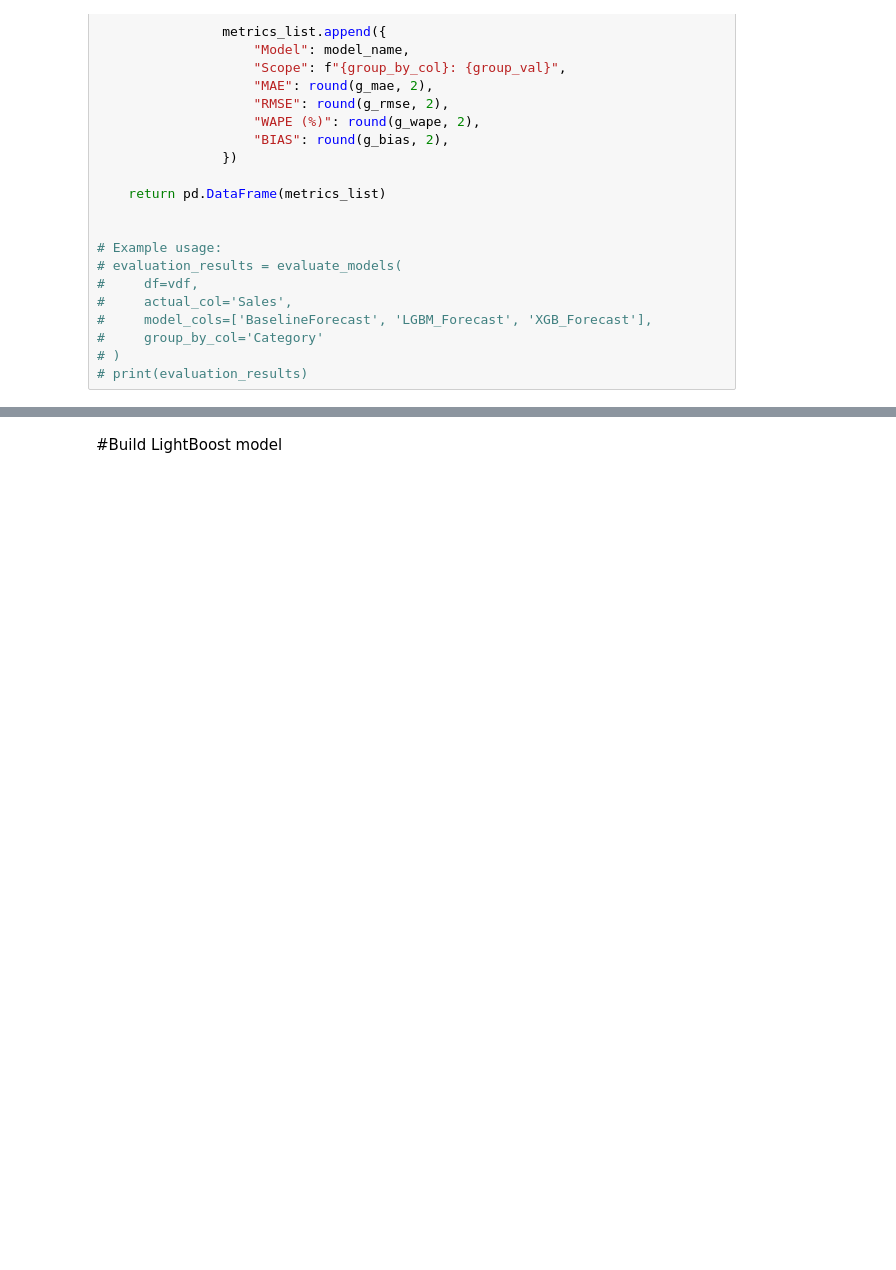
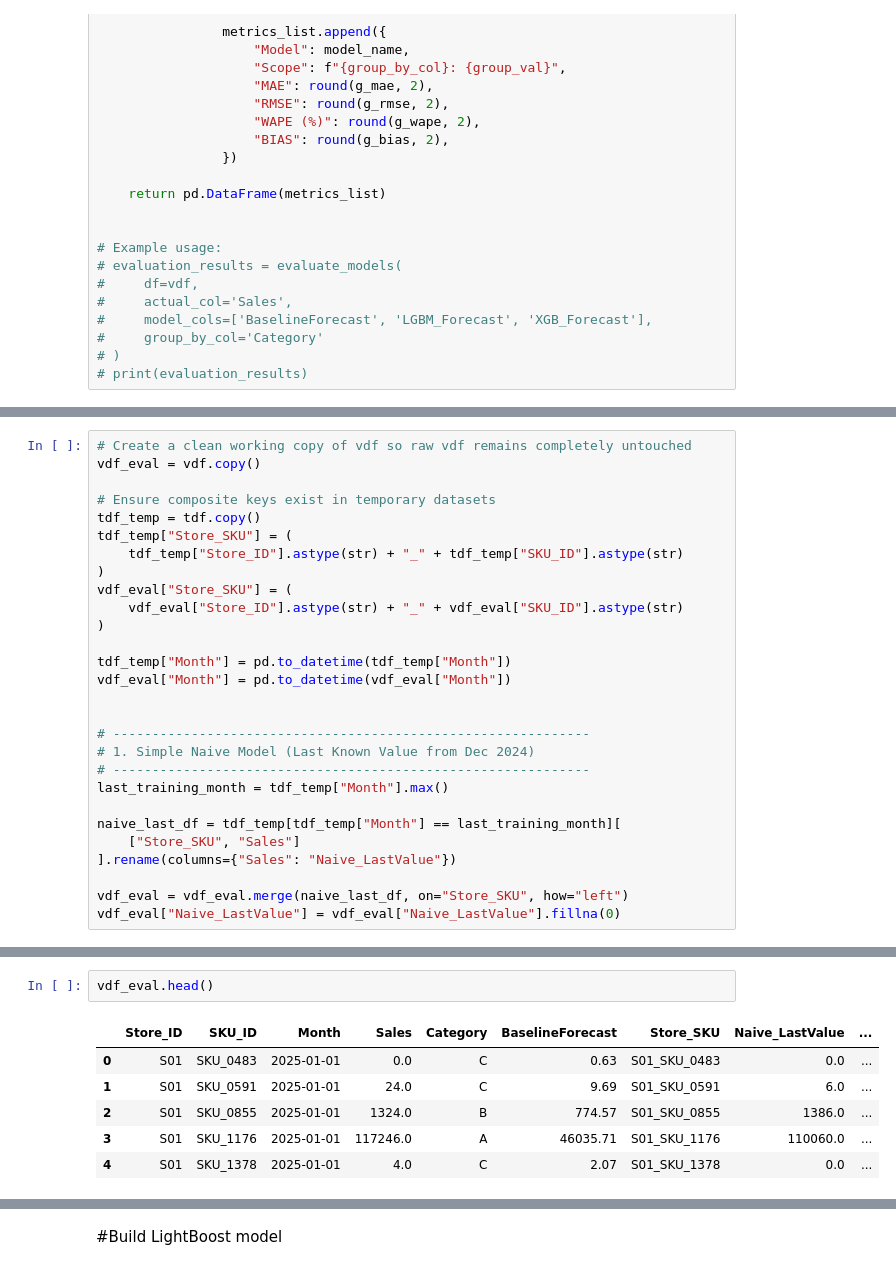
Before and after one commit to partha2412/Time-Series-Forecast, a Jupyter notebook: TimeSeries_forecasting.ipynb, the cells around one changed output, grey strips where cells are left out. Drawn from its saved outputs; the diff is of its cells as text; blank space fills up the shorter version.

```diff
--- a/TimeSeries_forecasting.ipynb
+++ b/TimeSeries_forecasting.ipynb
@@ -679,0 +682,28 @@ def evaluate_models(df, actual_col, model_cols, group_by_col=None):
+# %%
+# Create a clean working copy of vdf so raw vdf remains completely untouched
+vdf_eval = vdf.copy()
+
+# Ensure composite keys exist in temporary datasets
+tdf_temp = tdf.copy()
+tdf_temp["Store_SKU"] = (
+    tdf_temp["Store_ID"].astype(str) + "_" + tdf_temp["SKU_ID"].astype(str)
+)
+vdf_eval["Store_SKU"] = (
+    vdf_eval["Store_ID"].astype(str) + "_" + vdf_eval["SKU_ID"].astype(str)
+)
+
+tdf_temp["Month"] = pd.to_datetime(tdf_temp["Month"])
+vdf_eval["Month"] = pd.to_datetime(vdf_eval["Month"])
+
+
+# -------------------------------------------------------------
+# 1. Simple Naive Model (Last Known Value from Dec 2024)
+# -------------------------------------------------------------
+last_training_month = tdf_temp["Month"].max()
+
+naive_last_df = tdf_temp[tdf_temp["Month"] == last_training_month][
+    ["Store_SKU", "Sales"]
+].rename(columns={"Sales": "Naive_LastValue"})
+
+vdf_eval = vdf_eval.merge(naive_last_df, on="Store_SKU", how="left")
+vdf_eval["Naive_LastValue"] = vdf_eval["Naive_LastValue"].fillna(0)
@@ -679,0 +724,9 @@ def evaluate_models(df, actual_col, model_cols, group_by_col=None):
+# %%
+vdf_eval.head()
+# %% [output]
+|  | Store_ID | SKU_ID | Month | Sales | Category | BaselineForecast | Store_SKU | Naive_LastValue | ... |
+| 0 | S01 | SKU_0483 | 2025-01-01 | 0.0 | C | 0.63 | S01_SKU_0483 | 0.0 | ... |
+| 1 | S01 | SKU_0591 | 2025-01-01 | 24.0 | C | 9.69 | S01_SKU_0591 | 6.0 | ... |
+| 2 | S01 | SKU_0855 | 2025-01-01 | 1324.0 | B | 774.57 | S01_SKU_0855 | 1386.0 | ... |
+| 3 | S01 | SKU_1176 | 2025-01-01 | 117246.0 | A | 46035.71 | S01_SKU_1176 | 110060.0 | ... |
+| 4 | S01 | SKU_1378 | 2025-01-01 | 4.0 | C | 2.07 | S01_SKU_1378 | 0.0 | ... |
```
Also changed, not shown: parts of 40 cells of this notebook.
